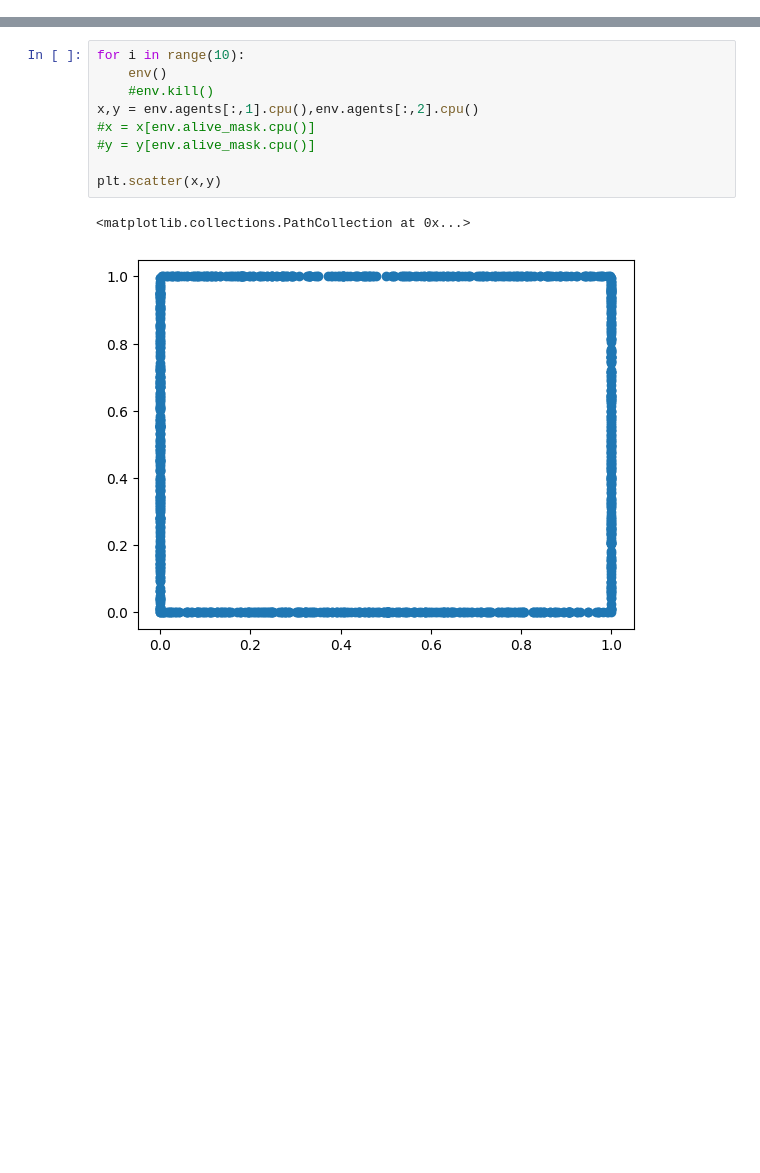
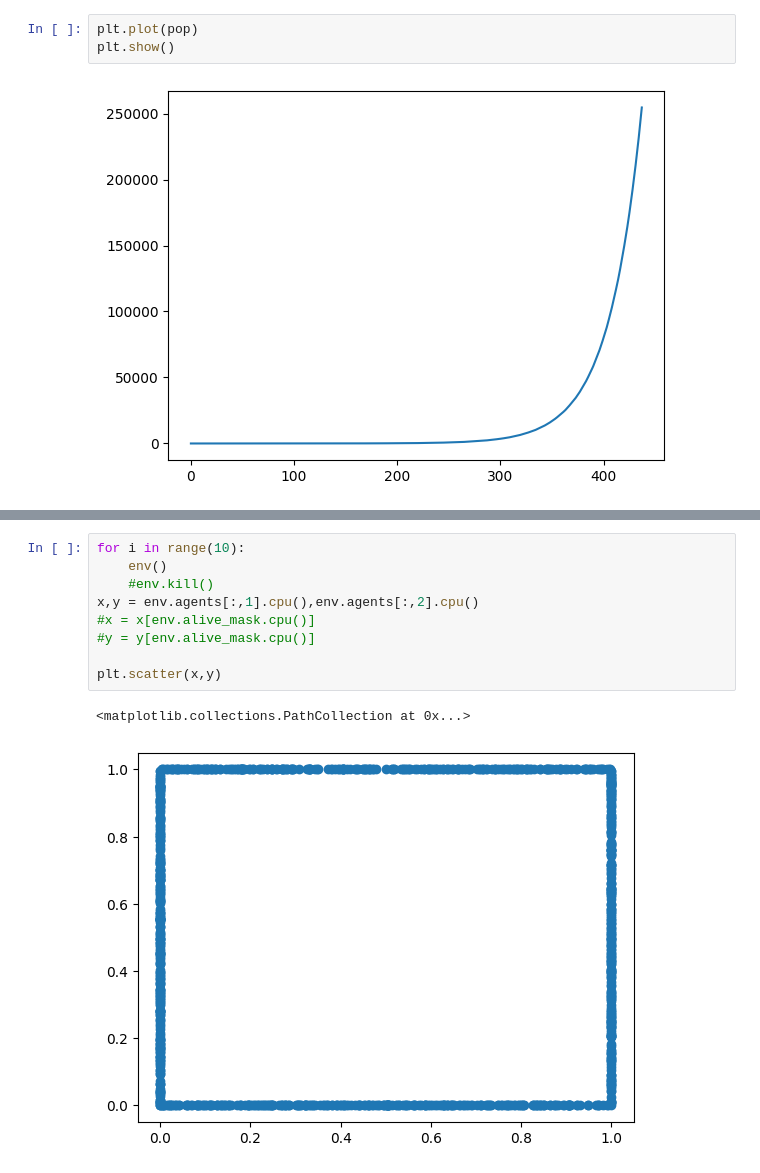
Before and after one commit to bcozmen/game, a Jupyter notebook: Untitled.ipynb, the cells around one changed output, grey strips where cells are left out. Saved outputs shown, nothing was run; the diff lists cells and outputs as text; blank space fills up the shorter version.

```diff
--- a/Untitled.ipynb
+++ b/Untitled.ipynb
@@ -139,0 +228,5 @@ env = vecEnv()
+# %%
+plt.plot(pop)
+plt.show()
+# %% [output]
+[figure, added]
```
Also changed, not shown: parts of 7 cells of this notebook, 2 other files.
